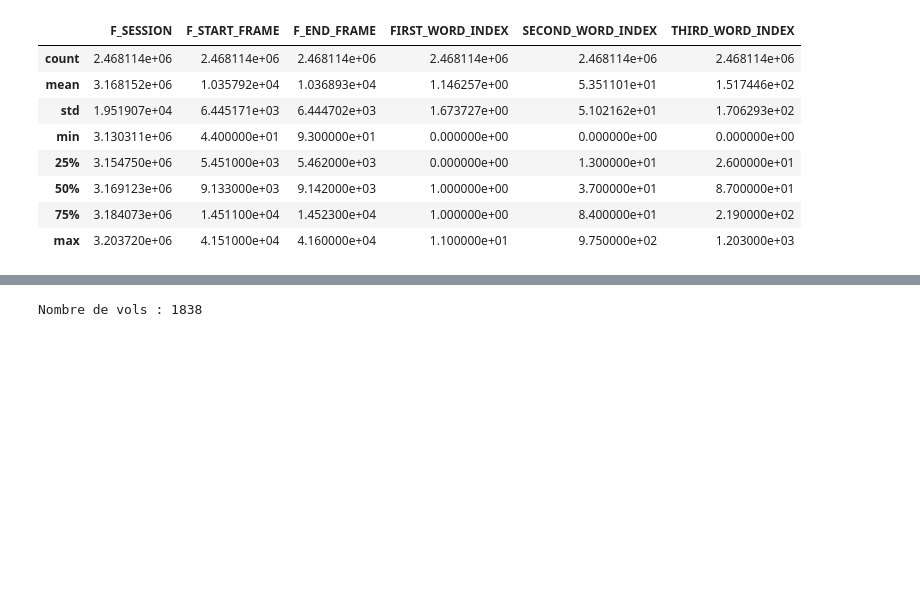
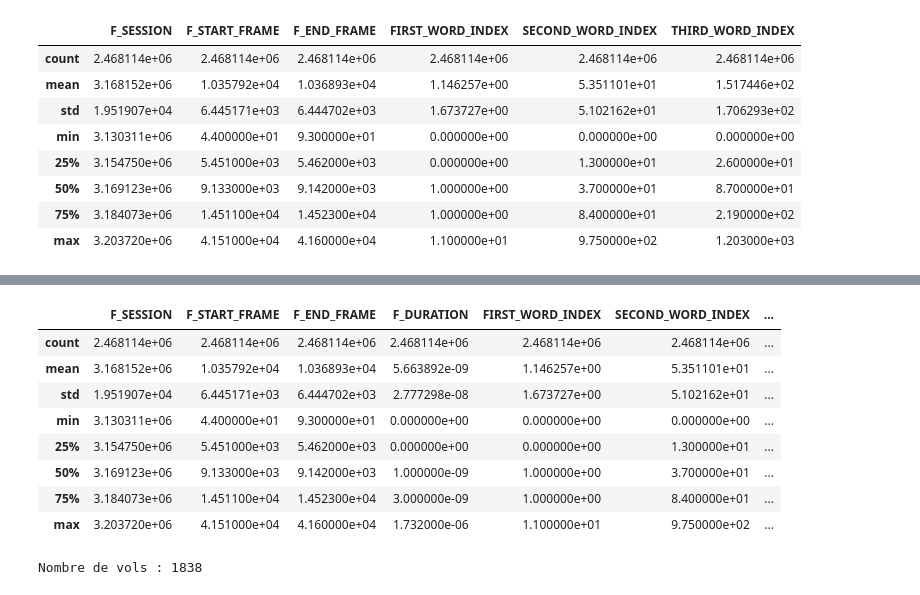
Before and after one commit to picqflorian/PIE-Airbus-Helicopter, a Jupyter notebook: LLM_Clustering.ipynb, the cells around one changed output, grey strips where cells are left out. Saved outputs shown, nothing was run; the diff lists cells and outputs as text; code cells hidden in the pictures; blank space fills up the shorter version.

```diff
--- a/LLM_Clustering.ipynb
+++ b/LLM_Clustering.ipynb
@@ -35,0 +58,12 @@ df.describe()
+# %%
+df.describe()
+# %% [output]
+|  | F_SESSION | F_START_FRAME | F_END_FRAME | F_DURATION | FIRST_WORD_INDEX | SECOND_WORD_INDEX | ... |
+| count | 2.468114e+06 | 2.468114e+06 | 2.468114e+06 | 2.468114e+06 | 2.468114e+06 | 2.468114e+06 | ... |
+| mean | 3.168152e+06 | 1.035792e+04 | 1.036893e+04 | 5.663892e-09 | 1.146257e+00 | 5.351101e+01 | ... |
+| std | 1.951907e+04 | 6.445171e+03 | 6.444702e+03 | 2.777298e-08 | 1.673727e+00 | 5.102162e+01 | ... |
+| min | 3.130311e+06 | 4.400000e+01 | 9.300000e+01 | 0.000000e+00 | 0.000000e+00 | 0.000000e+00 | ... |
+| 25% | 3.154750e+06 | 5.451000e+03 | 5.462000e+03 | 0.000000e+00 | 0.000000e+00 | 1.300000e+01 | ... |
+| 50% | 3.169123e+06 | 9.133000e+03 | 9.142000e+03 | 1.000000e-09 | 1.000000e+00 | 3.700000e+01 | ... |
+| 75% | 3.184073e+06 | 1.451100e+04 | 1.452300e+04 | 3.000000e-09 | 1.000000e+00 | 8.400000e+01 | ... |
+| max | 3.203720e+06 | 4.151000e+04 | 4.160000e+04 | 1.732000e-06 | 1.100000e+01 | 9.750000e+02 | ... |
```
Also changed, not shown: parts of 15 cells of this notebook.
